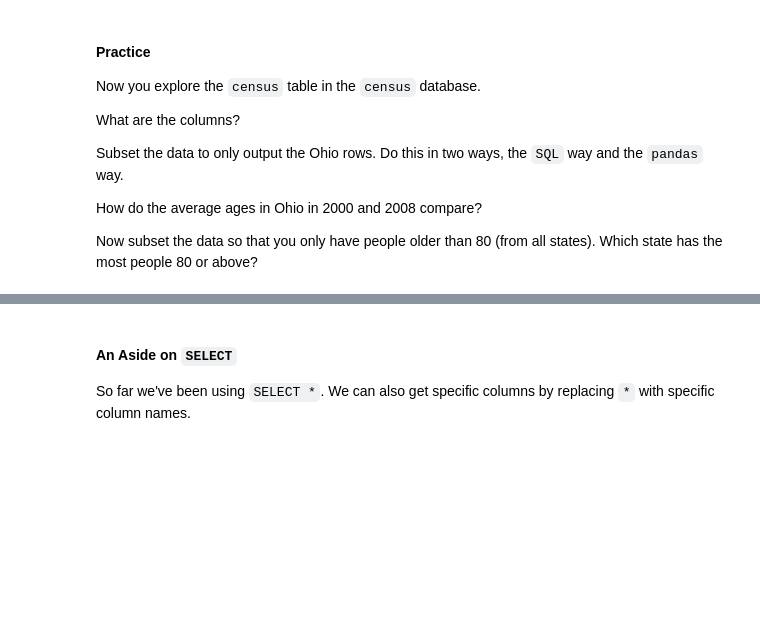
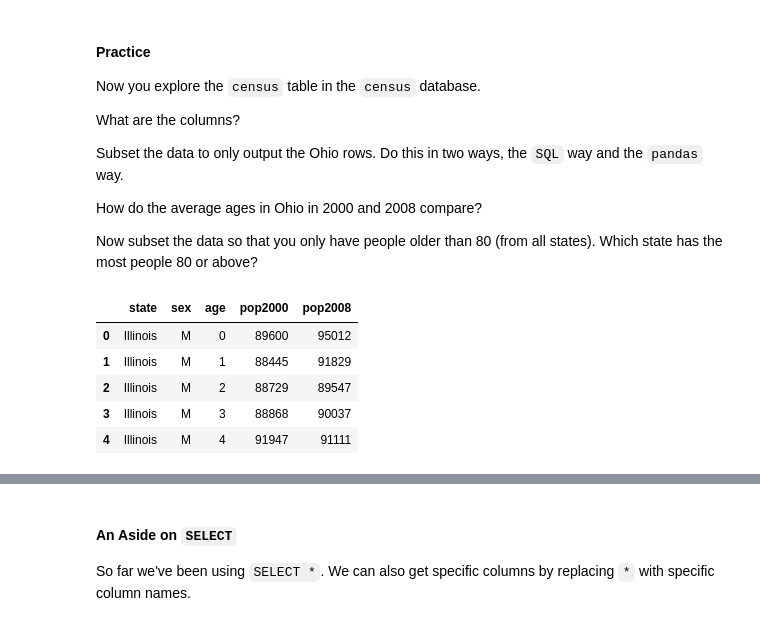
Before and after one commit to yiwchen/Code2020Materials, a Jupyter notebook: Lectures/DataGathering/Notebook 4 - Python and Interacting With Databases.ipynb, the cells around one changed output, grey strips where cells are left out. Drawn from its saved outputs; the diff is of its cells as text; code cells hidden in the pictures; blank space fills up the shorter version.

```diff
--- a/Lectures/DataGathering/Notebook 4 - Python and Interacting With Databases.ipynb
+++ b/Lectures/DataGathering/Notebook 4 - Python and Interacting With Databases.ipynb
@@ -292,0 +398,13 @@ Now subset the data so that you only have people older than 80 (from all states)
+# %%
+## Code here
+import numpy as np
+c.execute('SELECT * FROM census')
+census = pd.DataFrame(c.fetchall(), columns = [x[0] for x in c.description])
+census.head()
+# %% [output]
+|  | state | sex | age | pop2000 | pop2008 |
+| 0 | Illinois | M | 0 | 89600 | 95012 |
+| 1 | Illinois | M | 1 | 88445 | 91829 |
+| 2 | Illinois | M | 2 | 88729 | 89547 |
+| 3 | Illinois | M | 3 | 88868 | 90037 |
+| 4 | Illinois | M | 4 | 91947 | 91111 |
```
Also changed, not shown: parts of 32 cells of this notebook, 5 other files.
